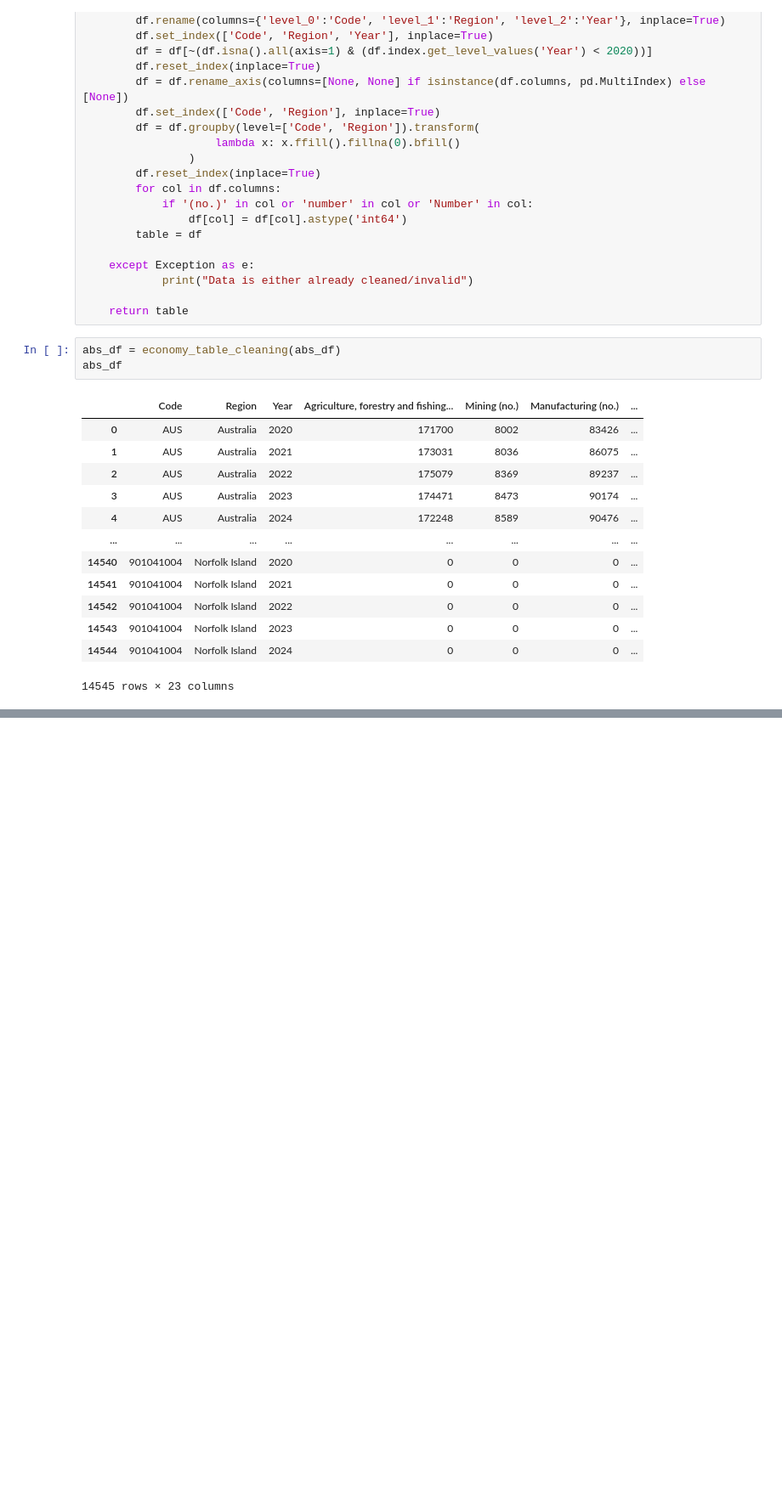
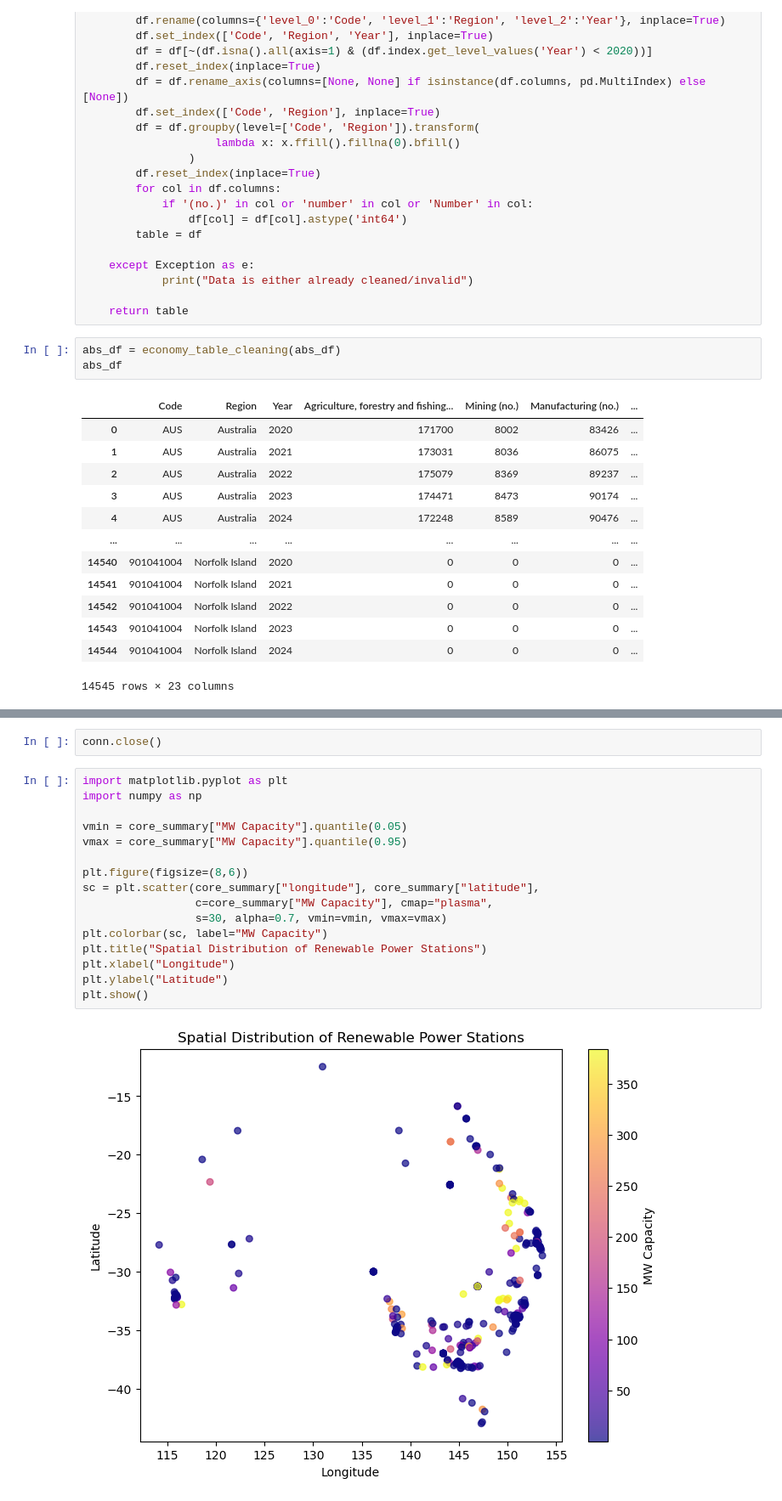
Before and after one commit to joelkurien/COMP5339Assignment, a Jupyter notebook: COMP5339_Ass1_Daniel.ipynb, the cells around one changed output, grey strips where cells are left out. Shown at 85% size. Drawn from its saved outputs; the diff is of its cells as text; blank space fills up the shorter version.

Commit message:
add scatterplot & bar-chart

```diff
--- a/COMP5339_Ass1_Daniel.ipynb
+++ b/COMP5339_Ass1_Daniel.ipynb
@@ -606,0 +732,20 @@ def nger_
+# %%
+conn.close()
+# %%
+import matplotlib.pyplot as plt
+import numpy as np
+
+vmin = core_summary["MW Capacity"].quantile(0.05)
+vmax = core_summary["MW Capacity"].quantile(0.95)
+
+plt.figure(figsize=(8,6))
+sc = plt.scatter(core_summary["longitude"], core_summary["latitude"],
+                 c=core_summary["MW Capacity"], cmap="plasma",
+                 s=30, alpha=0.7, vmin=vmin, vmax=vmax)
+plt.colorbar(sc, label="MW Capacity")
+plt.title("Spatial Distribution of Renewable Power Stations")
+plt.xlabel("Longitude")
+plt.ylabel("Latitude")
+plt.show()
+# %% [output]
+[figure, added]
```
Also changed, not shown: parts of 33 cells of this notebook.
